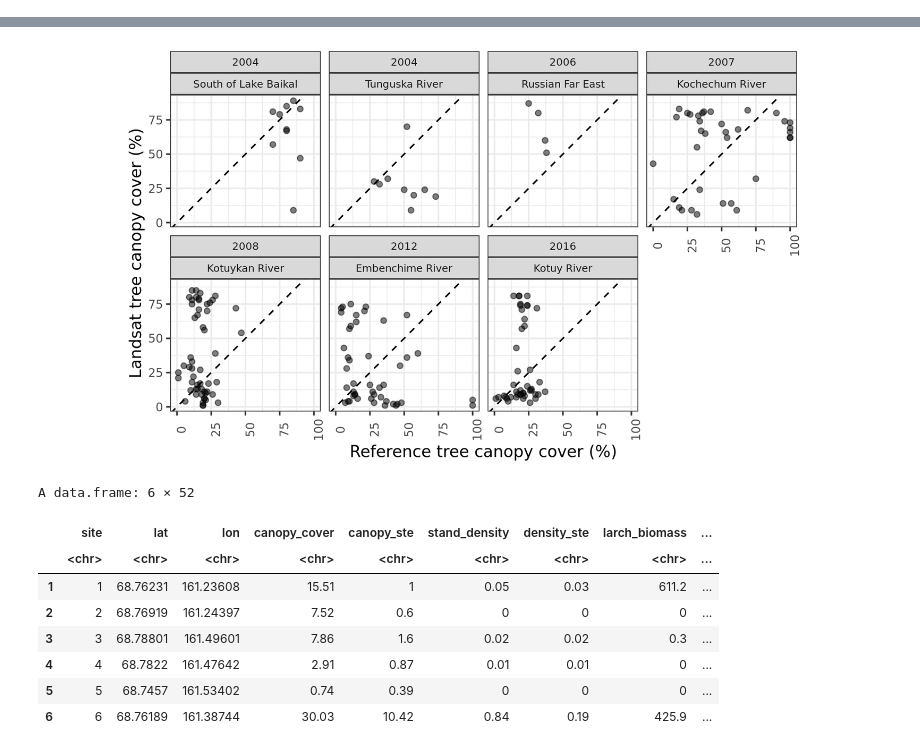
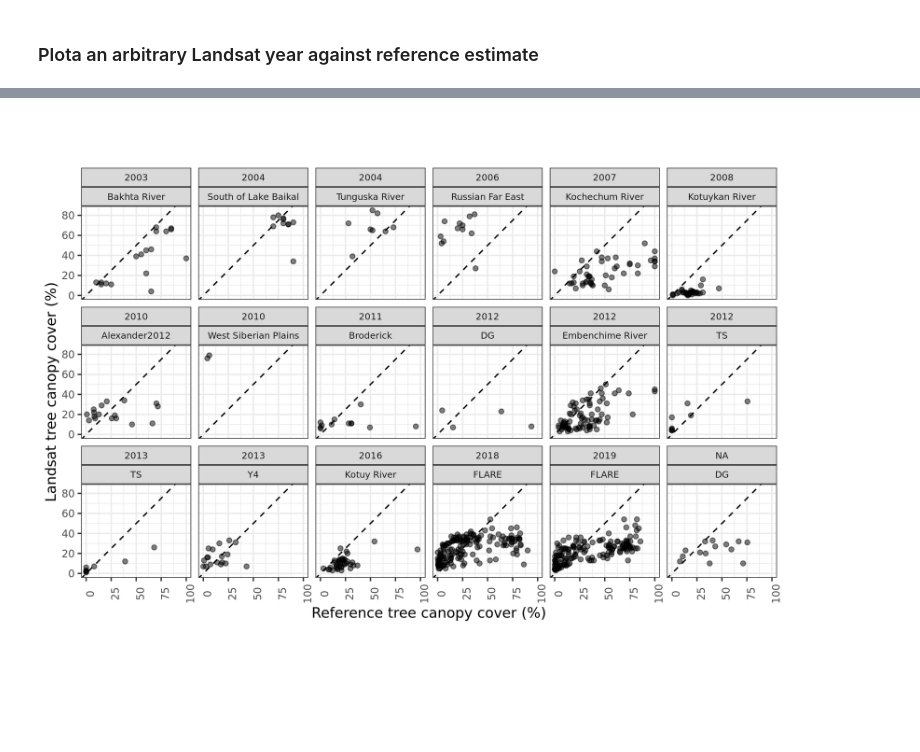
Before and after one commit to pahbs/maap_tools, a Jupyter notebook: notebooks/examine_siberia_tcc.ipynb, the cells around one changed output, grey strips where cells are left out. Drawn from its saved outputs; the diff is of its cells as text; code cells hidden in the pictures; blank space fills up the shorter version.

```diff
--- a/notebooks/examine_siberia_tcc.ipynb
+++ b/notebooks/examine_siberia_tcc.ipynb
@@ -55,4 +57,5 @@ A data.frame: 401 × 17
 # %%
-kolyma_tcc = st_read('/projects/my-private-bucket/KolymaRegion_all_s3tp_tcc1984-2020.gpkg')
+#kolyma_tcc = st_read('/projects/my-private-bucket/KolymaRegion_all_s3tp_tcc1984-2020.gpkg')
+kolyma_tcc = st_read('/home/pmontesa/pmontesa/userfs02/data/reference/extracted/KolymaRegion_all_tcc1984-2020.gpkg')
 names(kolyma_tcc)[which(names(kolyma_tcc) == 'project')] <- 'group_name'
 # %% [output]
@@ -83,4 +70,5 @@ names(kolyma_tcc)
 # %%
-eurasia_tcc = st_read('/projects/my-private-bucket/eurasia_forest_structure_plots_smrytrees_s3tp_tcc1984-2020.gpkg')
+#eurasia_tcc = st_read('/projects/my-private-bucket/eurasia_forest_structure_plots_smrytrees_s3tp_tcc1984-2020.gpkg')
+eurasia_tcc = st_read('/home/pmontesa/pmontesa/userfs02/data/reference/extracted/eurasia_forest_structure_plots_smrytrees_20240124_tcc1984-2020.gpkg')
 names(eurasia_tcc)[which(names(eurasia_tcc) == 'tcc_perc')] <- 'canopy_cover'
 # %% [output]
@@ -133,0 +82,4 @@ as.data.frame())
+# %%
+plots_tcc = rbind(kolyma_tcc %>% as.data.frame %>% select(site, canopy_cover, year, group_name, contains('tcc')),
+                  eurasia_tcc %>% as.data.frame %>% select(site, canopy_cover, year, group_name, contains('tcc'))
+                 )
@@ -134,16 +108,18 @@ as.data.frame())
+# %% [markdown]
+### Plota an arbitrary Landsat year against reference estimate
 # %%
-options(repr.plot.width = 8, repr.plot.height = 4, repr.plot.res = 300)
+options(repr.plot.width = 8, repr.plot.height = 6, repr.plot.res = 300)
 
-eurasia_tcc %>% drop_na(names(eurasia_tcc)[grep("tp_tcc2", names(eurasia_tcc))]) %>%
-as.data.frame() %>%
-drop_na(canopy_cover) %>%
-droplevels() %>%
-ggplot(aes(x=as.numeric(canopy_cover), y=tp_tcc2008)) +
-geom_point( alpha=0.5) +
-geom_abline(linetype='dashed') +
-coord_equal() +
-theme_bw() +
-theme(axis.text.x=element_text(angle=90, size=8), axis.text.y = element_text(size=8), strip.text = element_text(size=7)) +
-labs(x='Reference tree canopy cover (%)', y = 'Landsat tree canopy cover (%)') +
-facet_wrap(year~group_name, ncol=4)
+plots_tcc %>% #drop_na(names(eurasia_tcc)[grep("tp_tcc2", names(eurasia_tcc))]) %>%
+    as.data.frame() %>%
+    drop_na(canopy_cover) %>%
+    droplevels() %>%
+    ggplot(aes(x=as.numeric(canopy_cover), y=value_tcc2004)) +
+    geom_point( alpha=0.5) +
+    geom_abline(linetype='dashed') +
+    coord_equal() +
+    theme_bw() +
+    theme(axis.text.x=element_text(angle=90, size=8), axis.text.y = element_text(size=8), strip.text = element_text(size=7)) +
+    labs(x='Reference tree canopy cover (%)', y = 'Landsat tree canopy cover (%)') +
+    facet_wrap(year~group_name, ncol=6)
 # %% [output]
@@ -150,13 +128 @@ facet_wrap(year~group_name, ncol=4)
-[figure, old version]
+[figure, new version]
-# %%
-head(kolyma_tcc %>% as.data.frame)
-# %% [output]
-A data.frame: 6 × 52
-|  | site | lat | lon | canopy_cover | canopy_ste | stand_density | density_ste | larch_biomass | ... |
-|  | <chr> | <chr> | <chr> | <chr> | <chr> | <chr> | <chr> | <chr> | ... |
-| 1 | 1 | 68.76231 | 161.23608 | 15.51 | 1 | 0.05 | 0.03 | 611.2 | ... |
-| 2 | 2 | 68.76919 | 161.24397 | 7.52 | 0.6 | 0 | 0 | 0 | ... |
-| 3 | 3 | 68.78801 | 161.49601 | 7.86 | 1.6 | 0.02 | 0.02 | 0.3 | ... |
-| 4 | 4 | 68.7822 | 161.47642 | 2.91 | 0.87 | 0.01 | 0.01 | 0 | ... |
-| 5 | 5 | 68.7457 | 161.53402 | 0.74 | 0.39 | 0 | 0 | 0 | ... |
-| 6 | 6 | 68.76189 | 161.38744 | 30.03 | 10.42 | 0.84 | 0.19 | 425.9 | ... |
```
Also changed, not shown: parts of 25 cells of this notebook.
